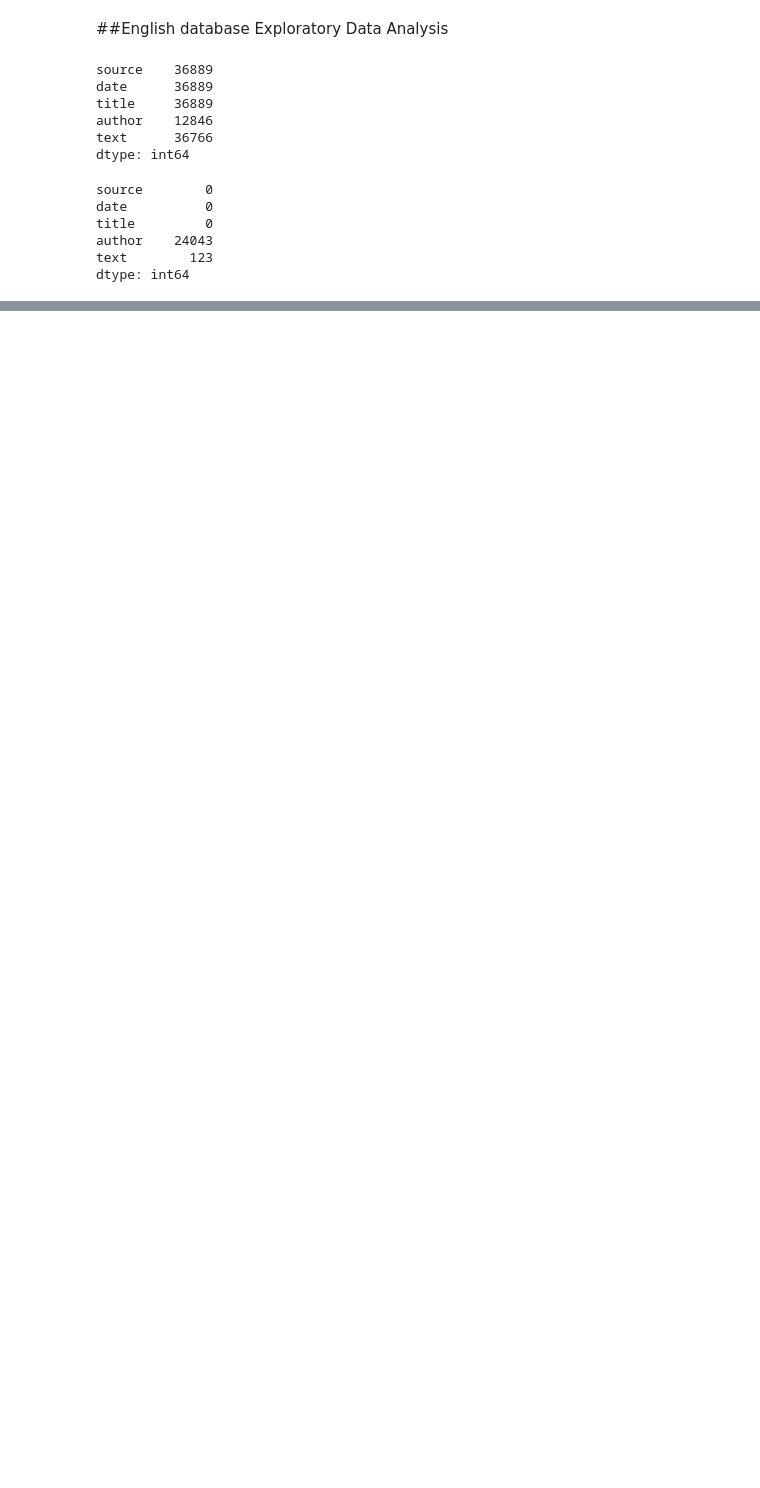
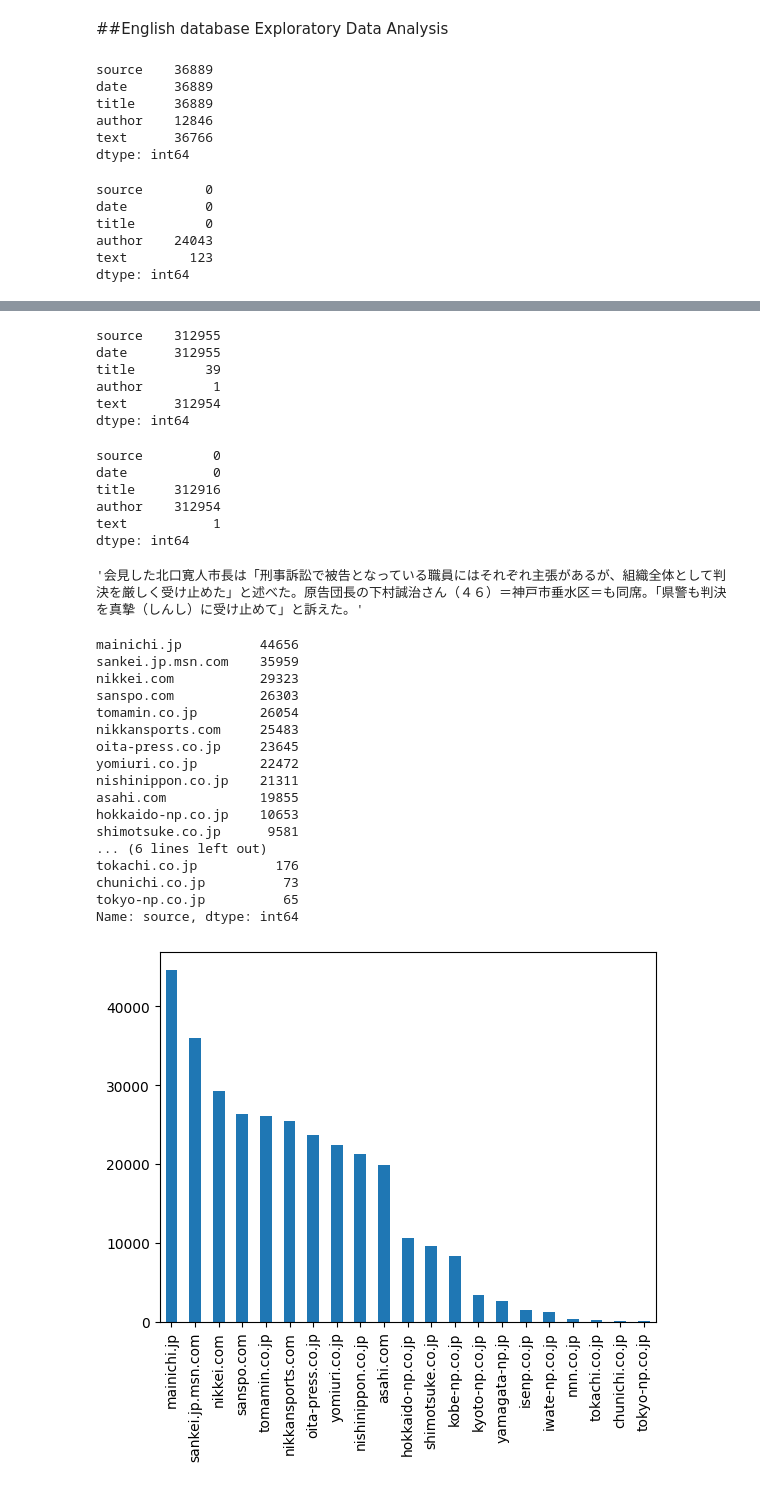
Before and after one commit to fsternini/nlp-newspaper, a Jupyter notebook: NLP.ipynb, the cells around one changed output, grey strips where cells are left out. Cells and saved outputs as stored; diff of their text form; code cells hidden in the pictures; blank space fills up the shorter version.

```diff
--- a/NLP.ipynb
+++ b/NLP.ipynb
@@ -107,0 +110,49 @@ KeyboardInterrupt: ignored
+# %%
+japanese_news.count()
+# %% [output]
+source    312955
+date      312955
+title         39
+author         1
+text      312954
+dtype: int64
+# %%
+japanese_news.isna().sum()
+# %% [output]
+source         0
+date           0
+title     312916
+author    312954
+text           1
+dtype: int64
+# %%
+japanese_news = japanese_news.drop(['author','title'],axis=1)
+# %%
+japanese_news = japanese_news.dropna()
+# %%
+japanese_news.iloc[0]["text"]
+# %% [output]
+'会見した北口寛人市長は「刑事訴訟で被告となっている職員にはそれぞれ主張があるが、組織全体として判決を厳しく受け止めた」と述べた。原告団長の下村誠治さん（４６）＝神戸市垂水区＝も同席。「県警も判決を真摯（しんし）に受け止めて」と訴えた。'
+# %%
+jp_source_count = japanese_news["source"].value_counts()
+jp_source_count.plot(kind='bar')
+jp_source_count
+# %% [output]
+mainichi.jp          44656
+sankei.jp.msn.com    35959
+nikkei.com           29323
+sanspo.com           26303
+tomamin.co.jp        26054
+nikkansports.com     25483
+oita-press.co.jp     23645
+yomiuri.co.jp        22472
+nishinippon.co.jp    21311
+asahi.com            19855
+hokkaido-np.co.jp    10653
+shimotsuke.co.jp      9581
+... (6 lines left out)
+tokachi.co.jp          176
+chunichi.co.jp          73
+tokyo-np.co.jp          65
+Name: source, dtype: int64
+[figure, added]
```
Also changed, not shown: parts of 24 cells of this notebook.
